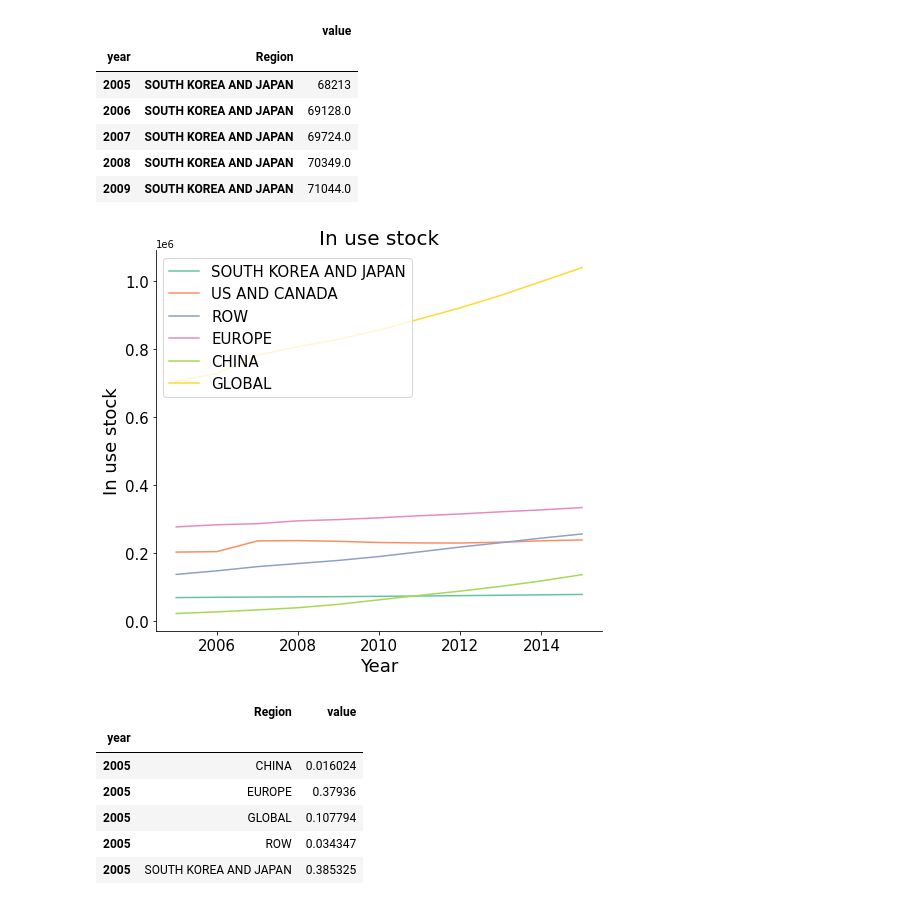
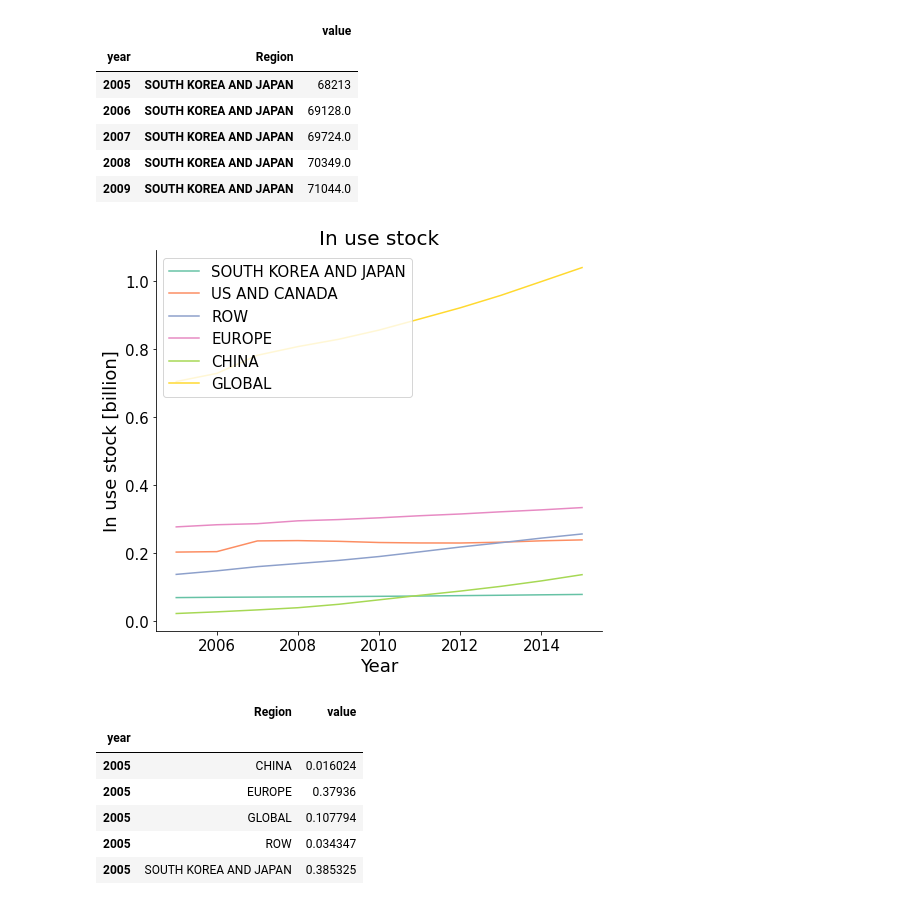
Before and after one commit to fernaag/Global_LIB_system, a Jupyter notebook: data_handling/fitting_and_preparation/vehicle_stock_regions.ipynb, the cells around one changed output. Drawn from its saved outputs; the diff is of its cells as text; code cells hidden in the pictures.

```diff
--- a/data_handling/fitting_and_preparation/vehicle_stock_regions.ipynb
+++ b/data_handling/fitting_and_preparation/vehicle_stock_regions.ipynb
@@ -419,21 +419,22 @@ ius_regions.head()
 # %%
 fig, ax = plt.subplots(figsize=(8,7))
 ax.set_prop_cycle(custom_cycler)
 for i,r in enumerate(ius_regions.index.get_level_values('Region').unique()):
     ax.plot(ius_regions[ius_regions.index.get_level_values('Region')==r].index.get_level_values('year').values,
-            ius_regions[ius_regions.index.get_level_values('Region')==r].value.values)
-    ax.set_ylabel('In use stock',fontsize =18)
+            ius_regions[ius_regions.index.get_level_values('Region')==r].value.values/1e6)
+    ax.set_ylabel('In use stock [billion]',fontsize =18)
     right_side = ax.spines["right"]
     right_side.set_visible(False)
     top = ax.spines["top"]
     top.set_visible(False)
     plt.grid()
     ax.legend(ius_regions.index.get_level_values('Region').unique(), loc='upper left',prop={'size':15})
     ax.set_title('In use stock', fontsize=20)
     ax.set_xlabel('Year',fontsize =18)
     ax.tick_params(axis='both', which='major', labelsize=15)
+    fig.savefig(os.getcwd() + '/results/SI/in_use_stock.pdf', dpi=600)
 # %% [output]
-[figure, old version]
+[figure, new version]
 # %%
 vpc_regions = ius_regions / pop_regions
 vpc_regions.dropna(inplace=True)
```
Also changed, not shown: parts of 6 cells of this notebook, 22 other files.
